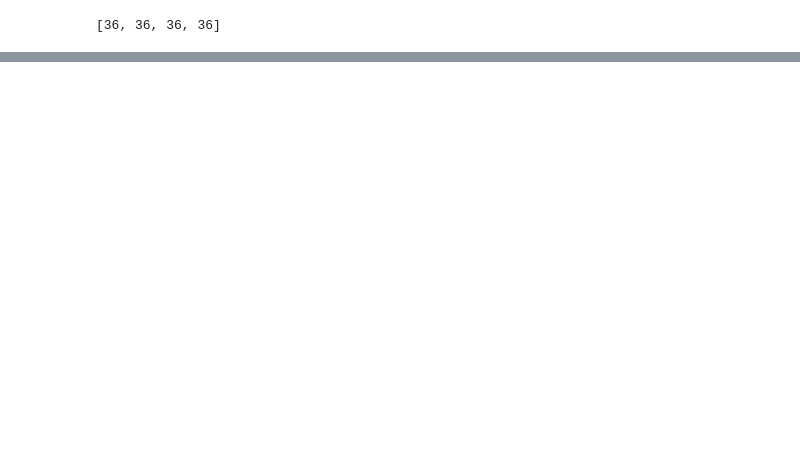
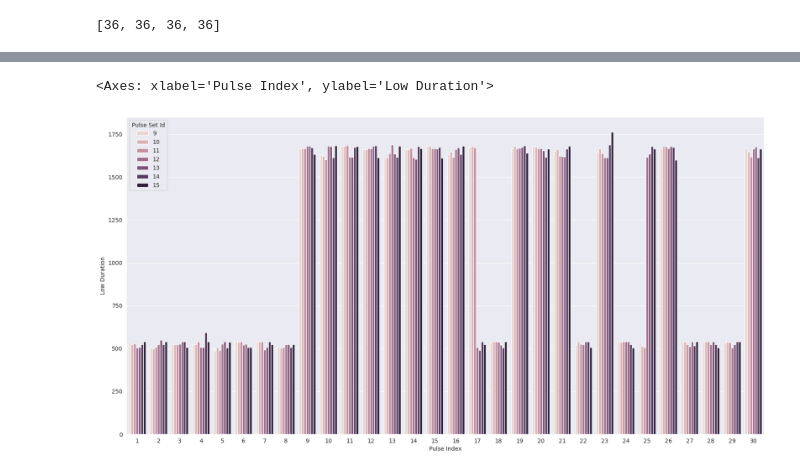
Before and after one commit to wegman12/led-sound-light-control, a Jupyter notebook: analysis/remote/analysis.ipynb, the cells around one changed output, grey strips where cells are left out. Saved outputs shown, nothing was run; the diff lists cells and outputs as text; code cells hidden in the pictures; blank space fills up the shorter version.

```diff
--- a/analysis/remote/analysis.ipynb
+++ b/analysis/remote/analysis.ipynb
@@ -74,0 +168,6 @@ pulses
+# %%
+plt.figure(figsize=(20, 10))
+sns.barplot(df[df["Pulse Set Id"].apply(lambda x: x in [9, 10, 11, 12, 13, 14, 15]) & df["Pulse Index"].apply(lambda x: x != 0 and x <= 30)], x="Pulse Index", y="Low Duration", hue="Pulse Set Id")
+# %% [output]
+<Axes: xlabel='Pulse Index', ylabel='Low Duration'>
+[figure, added]
```
Also changed, not shown: parts of 14 cells of this notebook, 6 other files.
